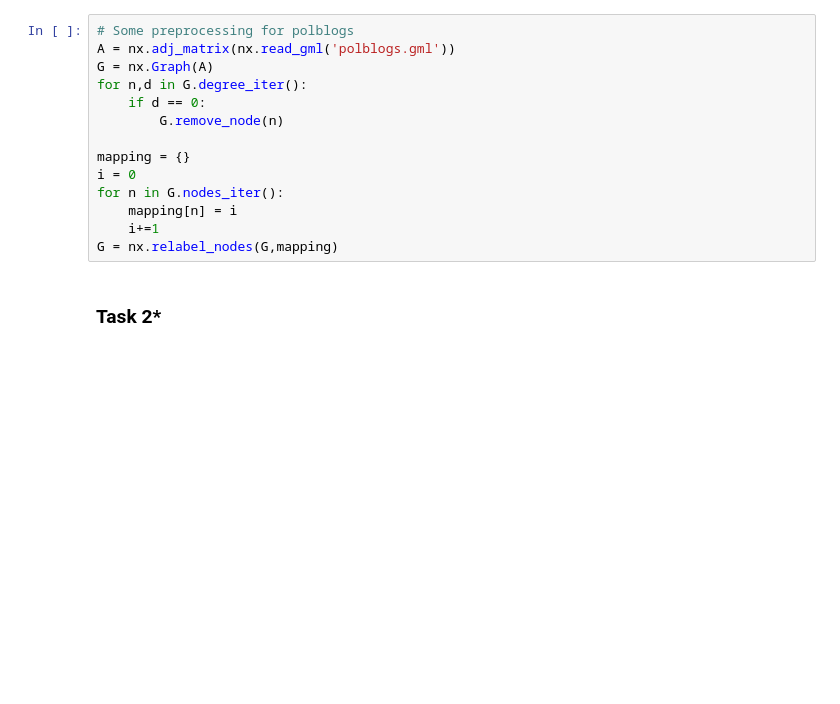
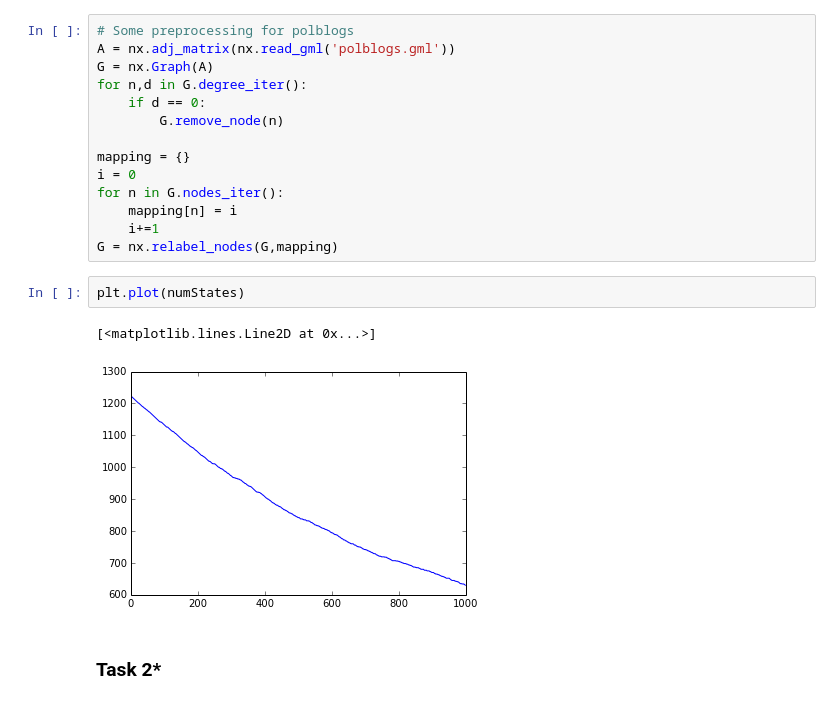
Before and after one commit to shestakoff/social_ntwks, a Jupyter notebook: social_learning.ipynb, the cells around one changed output. Saved outputs shown, nothing was run; the diff lists cells and outputs as text; blank space fills up the shorter version.

```diff
--- a/social_learning.ipynb
+++ b/social_learning.ipynb
@@ -39,6 +56,11 @@ for n in G.nodes_iter():
     mapping[n] = i
     i+=1
 G = nx.relabel_nodes(G,mapping)
+# %%
+plt.plot(numStates)
+# %% [output]
+[<matplotlib.lines.Line2D at 0x...>]
+[figure, added]
 # %% [markdown]
 ### Task 2*
 # %% [markdown]
```
Also changed, not shown: parts of 14 cells of this notebook.
